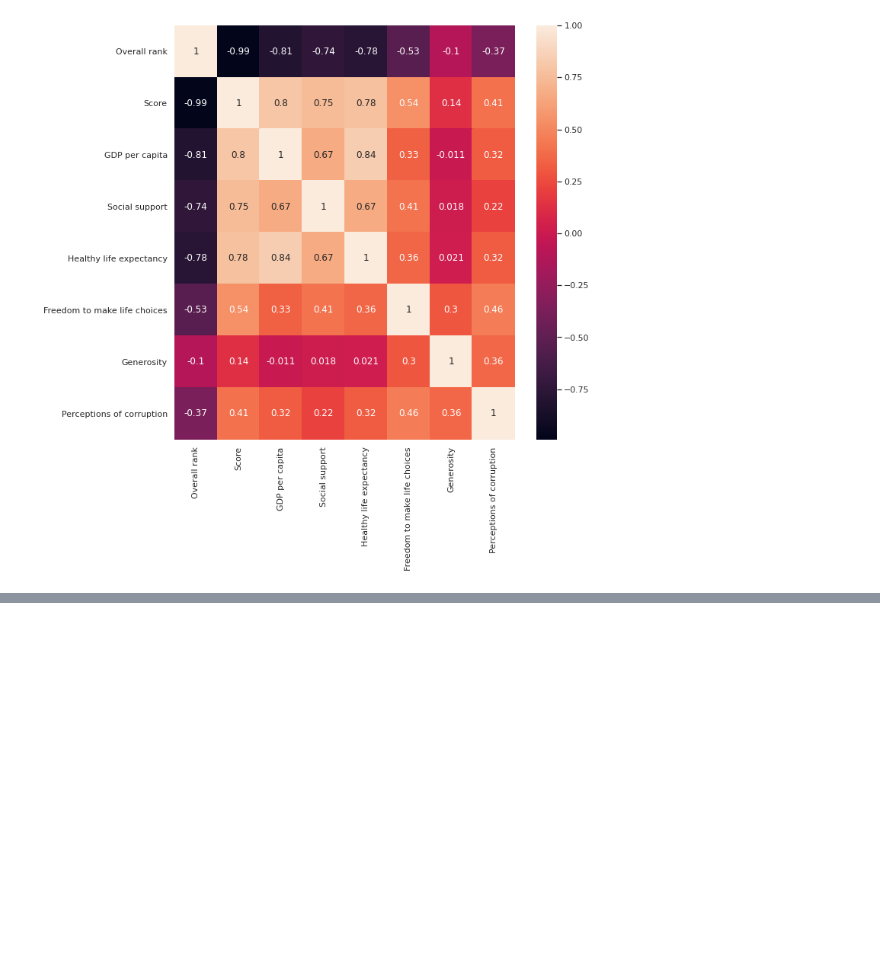
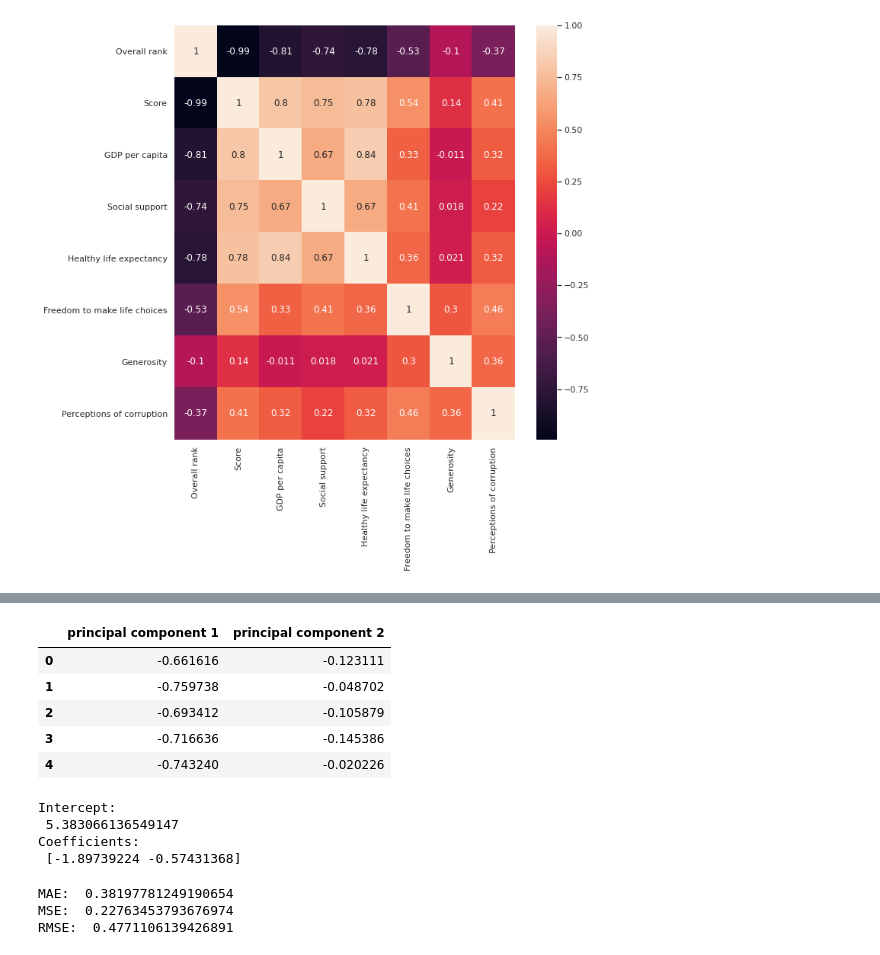
Before and after one commit to Noha-Magdy/world-happiness-report-analysis, a Jupyter notebook: Happiness_report_analysis.ipynb, the cells around one changed output, grey strips where cells are left out. Drawn from its saved outputs; the diff is of its cells as text; code cells hidden in the pictures; blank space fills up the shorter version.

```diff
--- a/Happiness_report_analysis.ipynb
+++ b/Happiness_report_analysis.ipynb
@@ -124,0 +187,37 @@ sns.heatmap(happiness_report_18.corr(), annot=True)
+# %%
+#LinearRegression after PCA
+
+pca = PCA(n_components=2)
+
+principalComponents = pca.fit_transform(happiness_report_18[[ 'GDP per capita',
+       'Social support', 'Healthy life expectancy',
+       'Freedom to make life choices', 'Generosity',
+       'Perceptions of corruption']])
+
+principal_Df= pd.DataFrame(data = principalComponents
+             , columns = ['principal component 1', 'principal component 2'])
+
+principal_Df.head()
+# %% [output]
+|  | principal component 1 | principal component 2 |
+| 0 | -0.661616 | -0.123111 |
+| 1 | -0.759738 | -0.048702 |
+| 2 | -0.693412 | -0.105879 |
+| 3 | -0.716636 | -0.145386 |
+| 4 | -0.743240 | -0.020226 |
+# %%
+x = principal_Df[['principal component 1', 'principal component 2']]
+
+y = happiness_report_18['Score']
+
+X_train, X_test, Y_train, Y_test = train_test_split(x, y, test_size = 0.2)
+linear_model = LinearRegression()
+linear_model.fit(X_train, Y_train)
+
+print('Intercept: \n', linear_model.intercept_)
+print('Coefficients: \n', linear_model.coef_)
+# %% [output]
+Intercept:
+ 5.383066136549147
+Coefficients:
+ [-1.89739224 -0.57431368]
@@ -124,0 +226,11 @@ sns.heatmap(happiness_report_18.corr(), annot=True)
+# %%
+# calculate MAE, MSE, RMSE
+
+
+print("MAE: ",metrics.mean_absolute_error(Y_test, y_pred))
+print("MSE: ",metrics.mean_squared_error(Y_test, y_pred))
+print("RMSE: ",np.sqrt(metrics.mean_squared_error(Y_test, y_pred)))
+# %% [output]
+MAE:  0.38197781249190654
+MSE:  0.22763453793676974
+RMSE:  0.4771106139426891
```
Also changed, not shown: parts of 9 cells of this notebook.
